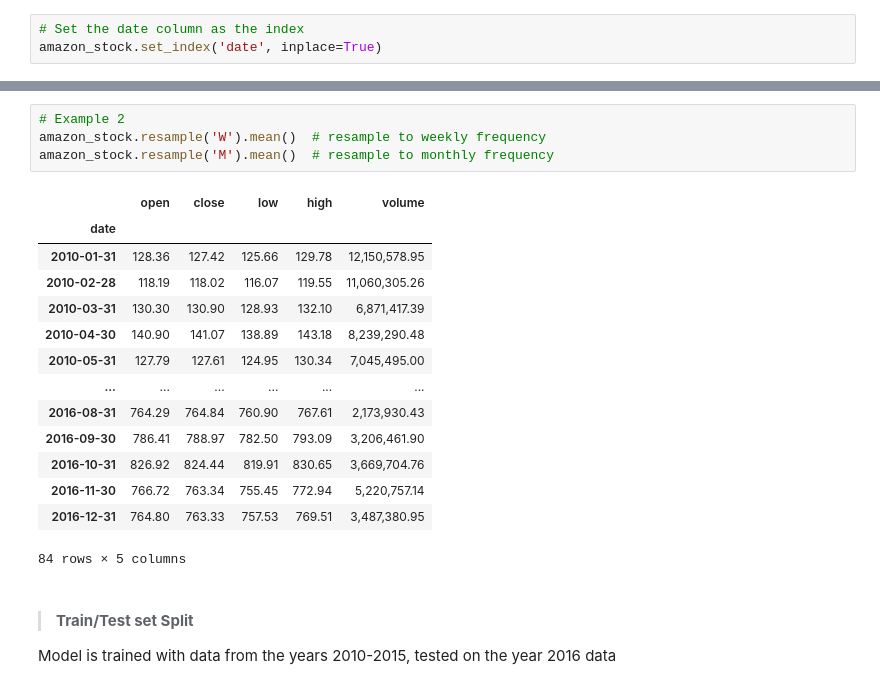
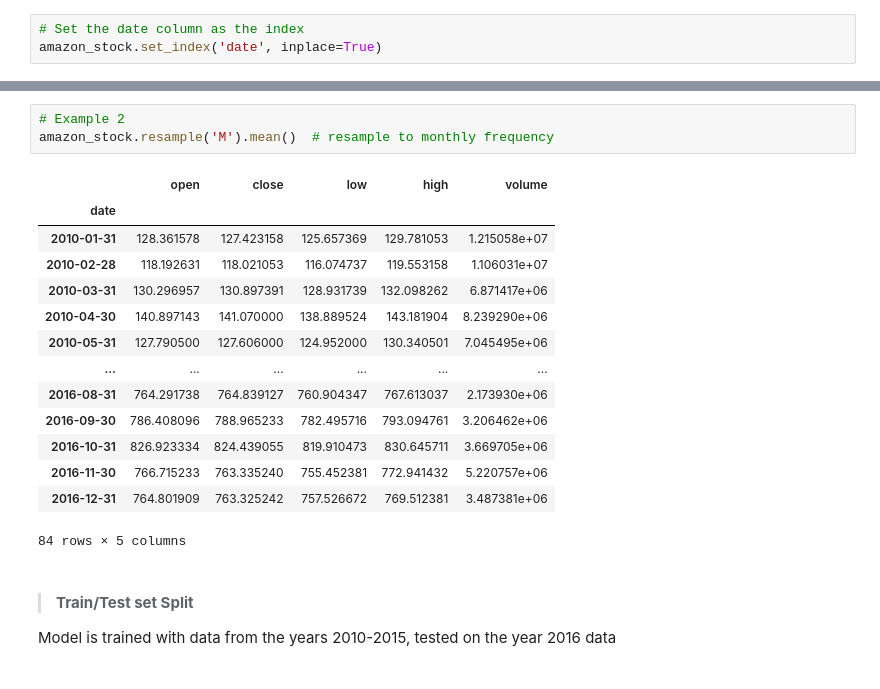
Before and after one commit to VictorSquidWei/Amazon-Stock-Forecast-with-Rolling-OLS, a Jupyter notebook: AMZNStockPrediction.ipynb, the cells around one changed output, grey strips where cells are left out. Drawn from its saved outputs; the diff is of its cells as text.

```diff
--- a/AMZNStockPrediction.ipynb
+++ b/AMZNStockPrediction.ipynb
@@ -147,22 +151,21 @@ amazon_stock.loc['2012-01-01':'2012-12-31']
 250 rows × 6 columns
 # %%
 # Example 2
-amazon_stock.resample('W').mean()  # resample to weekly frequency
 amazon_stock.resample('M').mean()  # resample to monthly frequency
 # %% [output]
 |  | open | close | low | high | volume |
 | date |  |  |  |  |  |
-| 2010-01-31 | 128.36 | 127.42 | 125.66 | 129.78 | 12,150,578.95 |
-| 2010-02-28 | 118.19 | 118.02 | 116.07 | 119.55 | 11,060,305.26 |
-| 2010-03-31 | 130.30 | 130.90 | 128.93 | 132.10 | 6,871,417.39 |
-| 2010-04-30 | 140.90 | 141.07 | 138.89 | 143.18 | 8,239,290.48 |
-| 2010-05-31 | 127.79 | 127.61 | 124.95 | 130.34 | 7,045,495.00 |
+| 2010-01-31 | 128.361578 | 127.423158 | 125.657369 | 129.781053 | 1.215058e+07 |
+| 2010-02-28 | 118.192631 | 118.021053 | 116.074737 | 119.553158 | 1.106031e+07 |
+| 2010-03-31 | 130.296957 | 130.897391 | 128.931739 | 132.098262 | 6.871417e+06 |
+| 2010-04-30 | 140.897143 | 141.070000 | 138.889524 | 143.181904 | 8.239290e+06 |
+| 2010-05-31 | 127.790500 | 127.606000 | 124.952000 | 130.340501 | 7.045495e+06 |
 | ... | ... | ... | ... | ... | ... |
-| 2016-08-31 | 764.29 | 764.84 | 760.90 | 767.61 | 2,173,930.43 |
-| 2016-09-30 | 786.41 | 788.97 | 782.50 | 793.09 | 3,206,461.90 |
-| 2016-10-31 | 826.92 | 824.44 | 819.91 | 830.65 | 3,669,704.76 |
-| 2016-11-30 | 766.72 | 763.34 | 755.45 | 772.94 | 5,220,757.14 |
-| 2016-12-31 | 764.80 | 763.33 | 757.53 | 769.51 | 3,487,380.95 |
+| 2016-08-31 | 764.291738 | 764.839127 | 760.904347 | 767.613037 | 2.173930e+06 |
+| 2016-09-30 | 786.408096 | 788.965233 | 782.495716 | 793.094761 | 3.206462e+06 |
+| 2016-10-31 | 826.923334 | 824.439055 | 819.910473 | 830.645711 | 3.669705e+06 |
+| 2016-11-30 | 766.715233 | 763.335240 | 755.452381 | 772.941432 | 5.220757e+06 |
+| 2016-12-31 | 764.801909 | 763.325242 | 757.526672 | 769.512381 | 3.487381e+06 |
 84 rows × 5 columns
 # %% [markdown]
 > #### **Train/Test set Split**
```
Also changed, not shown: parts of 29 cells of this notebook.
